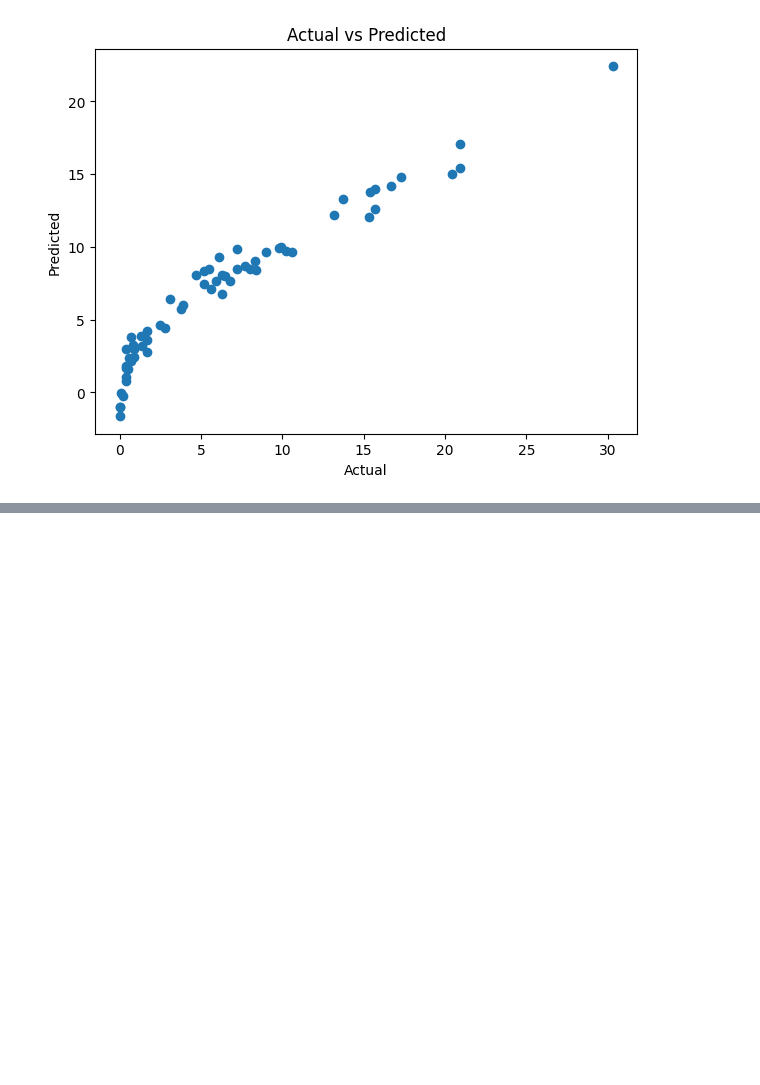
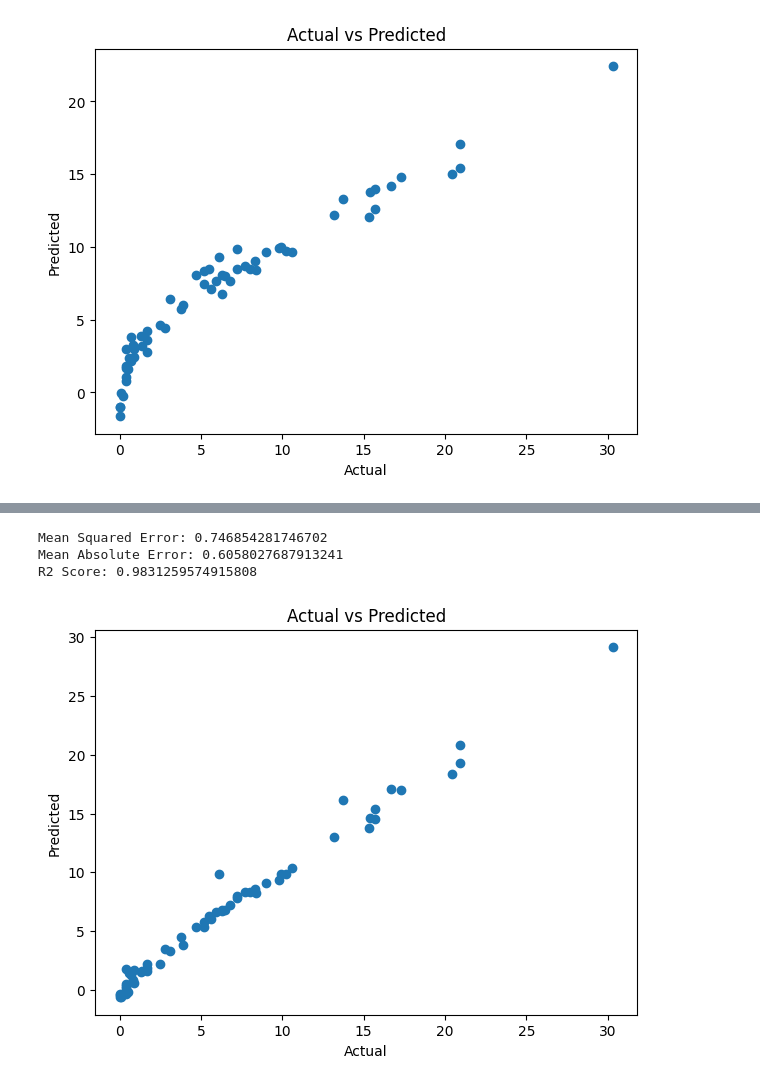
Before and after one commit to vakharwalad23/Machine-Learning, a Jupyter notebook: Ridge,Lasso and ElasticNet/model_training.ipynb, the cells around one changed output, grey strips where cells are left out. Saved outputs shown, nothing was run; the diff lists cells and outputs as text; code cells hidden in the pictures; blank space fills up the shorter version.

```diff
--- a/Ridge,Lasso and ElasticNet/model_training.ipynb
+++ b/Ridge,Lasso and ElasticNet/model_training.ipynb
@@ -253,0 +320,4 @@ R2 Score: 0.8753460589519703
+# %%
+ridgecv = RidgeCV(cv=10)
+ridgecv.fit(X_train_scaled, y_train)
+y_pred = ridgecv.predict(X_test_scaled)
@@ -253,0 +343,4 @@ R2 Score: 0.8753460589519703
+# %%
+elasticnetcv = ElasticNetCV(cv=10)
+elasticnetcv.fit(X_train_scaled, y_train)
+y_pred = elasticnetcv.predict(X_test_scaled)
@@ -253,0 +374,7 @@ R2 Score: 0.8753460589519703
+# %%
+model_performance(y_test, y_pred)
+# %% [output]
+Mean Squared Error: 0.746854281746702
+Mean Absolute Error: 0.6058027687913241
+R2 Score: 0.9831259574915808
+[figure, added]
```
Also changed, not shown: parts of 16 cells of this notebook.
